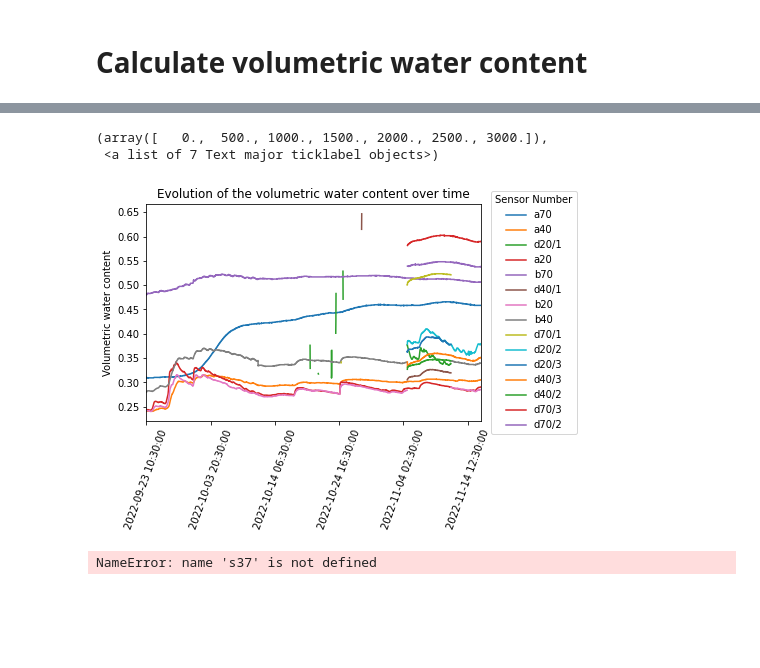
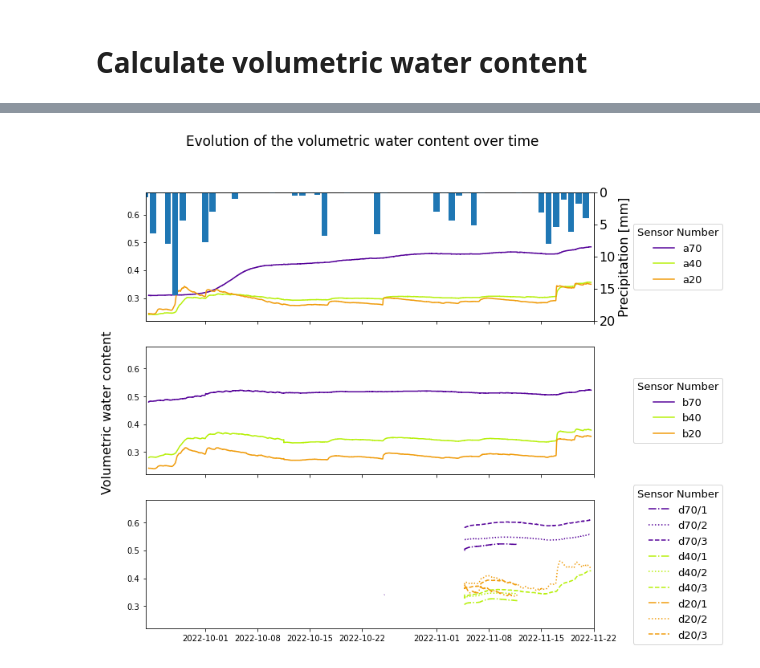
Before and after one commit to braspenninga/Jupyter-scripts, a Jupyter notebook: WCS.ipynb, the cells around one changed output, grey strips where cells are left out. Drawn from its saved outputs; the diff is of its cells as text; code cells hidden in the pictures; blank space fills up the shorter version.

```diff
--- a/WCS.ipynb
+++ b/WCS.ipynb
@@ -436,18 +413,43 @@ plt.legend(title='Sensor Number', bbox_to_anchor = (1.30, 0.5), loc='center righ
-# %%
-Plotdata1.plot(x='TIMESTAMP')
-plt.title('Evolution of the volumetric water content over time')
-plt.ylabel('Volumetric water content')
-plt.xlabel('')
-plt.legend(title='Sensor Number', bbox_to_anchor = (1.30, 0.5), loc='center right')
-plt.xticks(rotation = 70)
-# %% [output]
-(array([   0.,  500., 1000., 1500., 2000., 2500., 3000.]),
- <a list of 7 Text major ticklabel objects>)
-[figure, removed]
-# %%
-plt.plot(Timestamp, s37, label='37', color='#fccad8')
-axb.bar(clim['date_time'],clim.precipitation)
-print(Timestamp)
-print(clim['date_time'])
-# %% [output]
-NameError: name 's37' is not defined
+# %%
+date1=datetime.date(2022,9,23)
+date2=datetime.date(2022,11,22)
+ftsz=16
+
+fig, (ax1, ax2, ax3) = plt.subplots(3, sharex=True, sharey=True, figsize=(10,10))
+fig.suptitle('Evolution of the volumetric water content over time', fontsize = ftsz+1)
+axb=ax1.twinx()
+ax1.plot(Timestamp, a70, label='a70', color='#550299')
+ax1.plot(Timestamp, a40, label='a40', color='#b7f00c')
+ax1.plot(Timestamp, a20, label='a20', color='#f09c0c')
+ax1.legend(title='Sensor Number',title_fontsize = ftsz-3, bbox_to_anchor = (1.3, 0.5), loc='center right', fontsize=ftsz-3)
+axb.bar(climday['date'],climday.precipitation_sum)
+axb.set_ylim([0, 20])
+axb.invert_yaxis()
+axb.set_ylabel('Precipitation [mm]', fontsize= ftsz)
+axb.tick_params(axis='x', which='both', labelsize=ftsz)
+axb.tick_params(axis='y', which='both', labelsize=ftsz)
+axb.set_xlim([date1,date2])
+
+ax2.plot(Timestamp, b70, label='b70', color='#550299')
+ax2.plot(Timestamp, b40, label='b40', color ='#b7f00c')
+ax2.plot(Timestamp, b20, label='b20', color='#f09c0c')
+ax2.legend(title='Sensor Number',title_fontsize = ftsz-3, bbox_to_anchor = (1.3, 0.5), loc='center right', fontsize=ftsz-3)
+
+ax3.plot(Timestamp, d70w1, label='d70/1', color='#550299', linestyle = 'dashdot')
+ax3.plot(Timestamp, d70w2, label='d70/2', color='#550299', linestyle = 'dotted')
+ax3.plot(Timestamp, d70w3, label='d70/3', color='#550299', linestyle = 'dashed')
+
+ax3.plot(Timestamp, d40w1, label='d40/1', color='#b7f00c', linestyle = 'dashdot')
+ax3.plot(Timestamp, d40w2, label='d40/2', color='#b7f00c', linestyle = 'dotted')
+ax3.plot(Timestamp, d40w3, label='d40/3', color='#b7f00c', linestyle = 'dashed')
+
+ax3.plot(Timestamp, d20w1, label='d20/1', color='#f09c0c', linestyle = 'dashdot')
+ax3.plot(Timestamp, d20w2, label='d20/2', color='#f09c0c', linestyle = 'dotted')
+ax3.plot(Timestamp, d20w3, label='d20/3', color='#f09c0c', linestyle = 'dashed')
+ax3.legend(title='Sensor Number',title_fontsize = ftsz-3, bbox_to_anchor = (1.3, 0.5), loc='center right', fontsize=ftsz-3)
+
+fig.text(0.06, 0.5, 'Volumetric water content', ha='center', va='center', fontsize= ftsz, rotation='vertical')
+
+plt.savefig("VWC.png", bbox_inches = 'tight')
+# %% [output]
+[figure, added]
```
Also changed, not shown: parts of 13 cells of this notebook, 5 other files.
